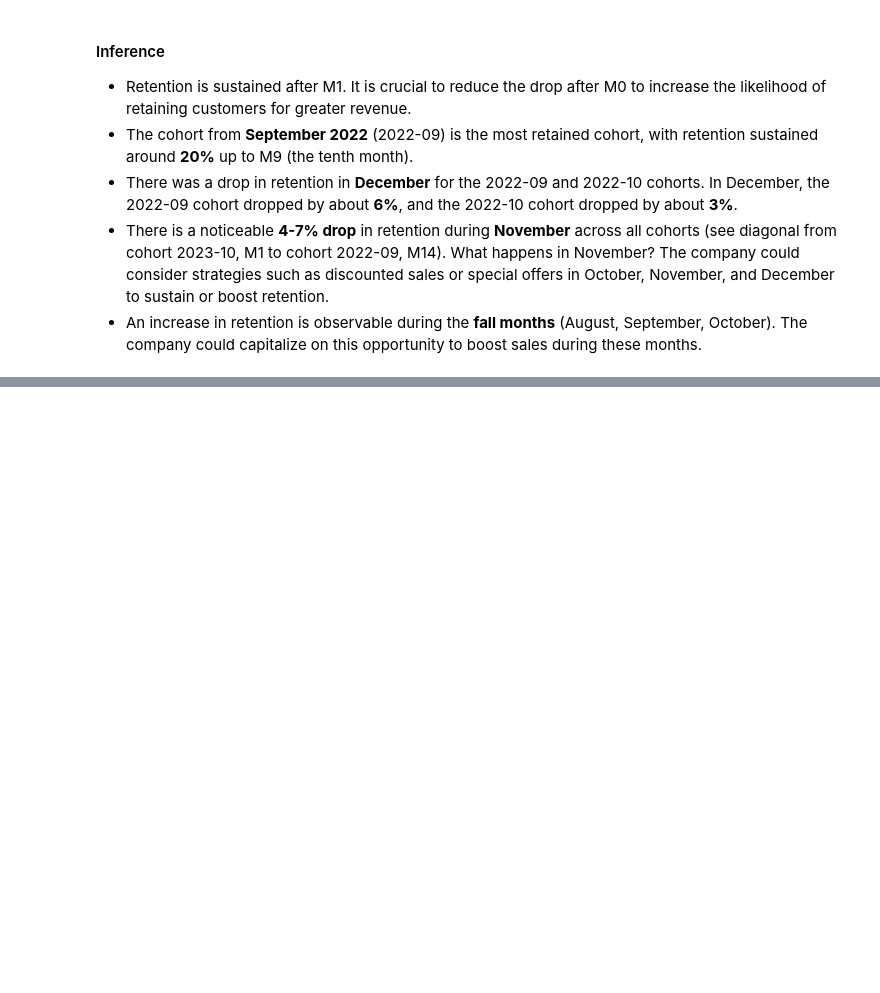
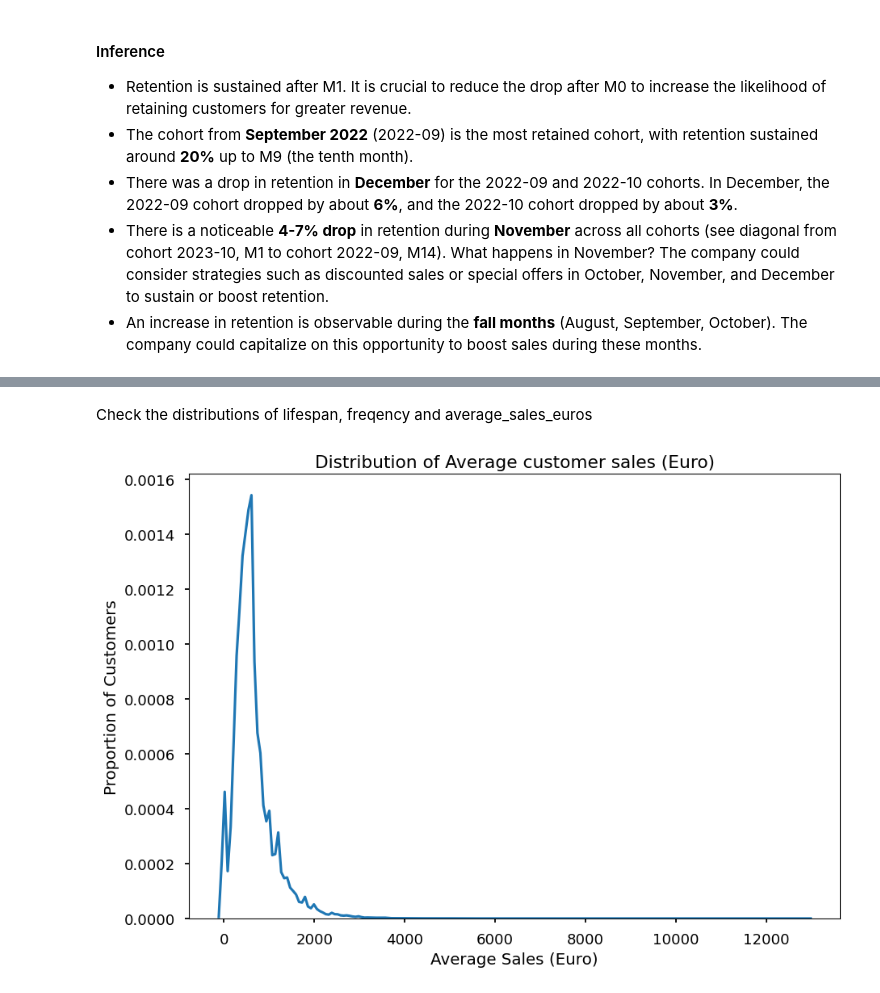
Before and after one commit to kennedyopokuasare/ResqCLV, a Jupyter notebook: customer-lifetime-value-analysis.ipynb, the cells around one changed output, grey strips where cells are left out. Drawn from its saved outputs; the diff is of its cells as text; code cells hidden in the pictures; blank space fills up the shorter version.

```diff
--- a/customer-lifetime-value-analysis.ipynb
+++ b/customer-lifetime-value-analysis.ipynb
@@ -134,0 +138,3 @@ plt.show()
+# %%
+query = "SELECT * FROM LIFESPAN_FREQUENCY_SALES"
+lfs = pipeline.execute_query(query=query)
@@ -134,0 +159,3 @@ plt.show()
+# %%
+lfs["userId"]=lfs["userId"].astype("object")
+lfs["purchase_month"] =pd.to_datetime(lfs["purchase_month"])
@@ -134,0 +180,16 @@ plt.show()
+# %%
+sek_euro_convertion_rate = 0.088
+
+lfs["average_sales_euro"] = lfs.apply(
+    lambda x: (
+        x["average_sales"] * sek_euro_convertion_rate
+        if x["currency"] == "sek"
+        else x["average_sales"]
+    ),
+    axis=1,
+)
+lfs.drop(columns=["currency", "average_sales"], inplace=True)
+lfs = lfs.groupby(["userId", "purchase_month"], as_index=False).agg(
+    {"lifespan": "max", "frequency": "sum", "average_sales_euro": "mean"}
+)
+lfs.head(10)
@@ -134,0 +208,10 @@ plt.show()
+# %% [markdown]
+Check the distributions of lifespan, freqency and average_sales_euros
+# %%
+sns.kdeplot(x=lfs["average_sales_euro"])
+plt.xlabel("Average Sales (Euro)")
+plt.ylabel("Proportion of Customers")
+plt.title("Distribution of Average customer sales (Euro)")
+plt.show()
+# %% [output]
+[figure, added]
```
Also changed, not shown: parts of 20 cells of this notebook, 2 other files.
